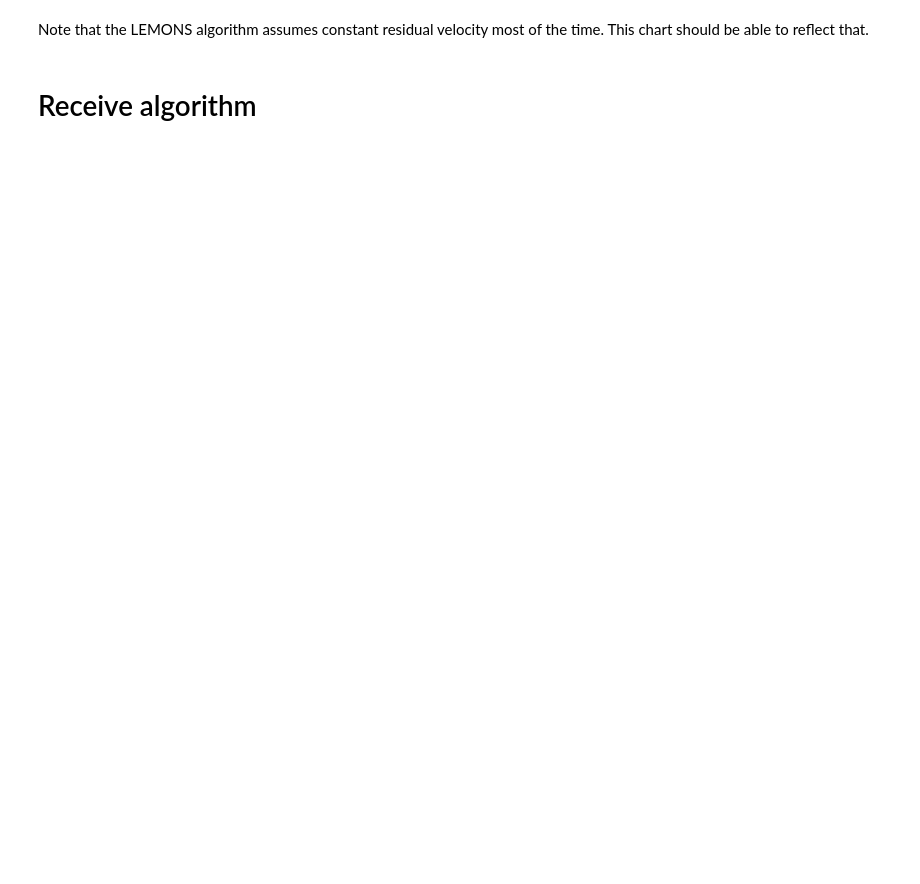
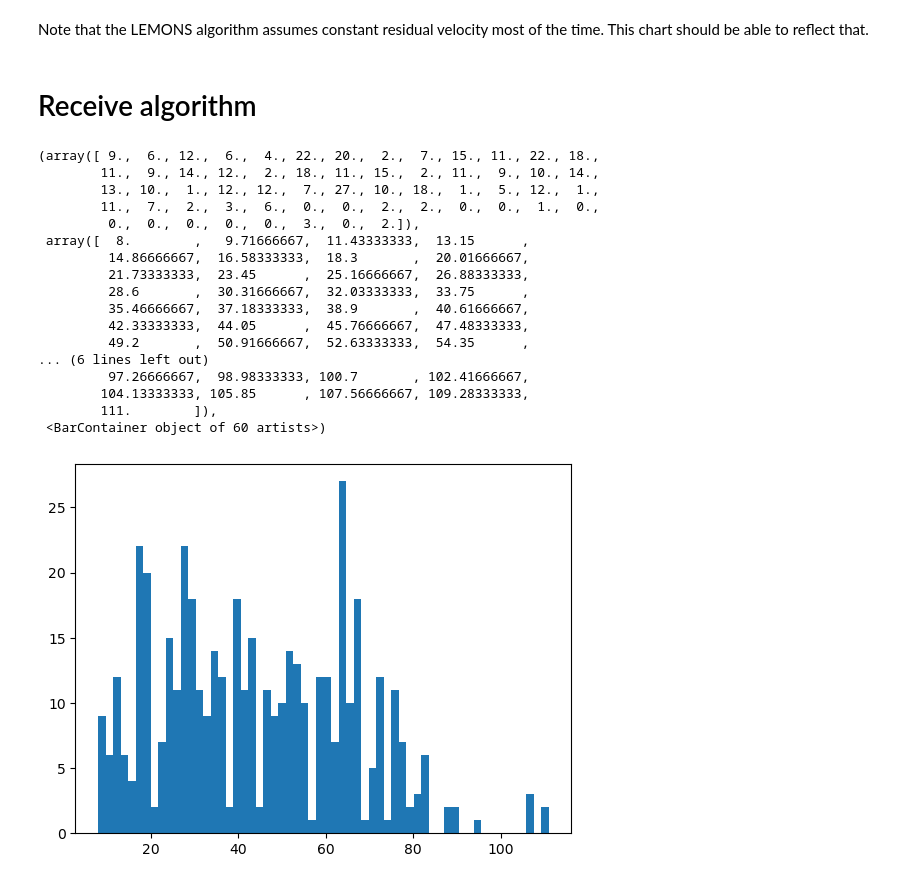
Before and after one commit to thinhhoang95/anomaly-detection-ngsim2, a Jupyter notebook: lemons/lemons_longitudinal.ipynb, the cells around one changed output. Cells and saved outputs as stored; diff of their text form; code cells hidden in the pictures; blank space fills up the shorter version.

```diff
--- a/lemons/lemons_longitudinal.ipynb
+++ b/lemons/lemons_longitudinal.ipynb
@@ -120,6 +124,27 @@ for rang, i in enumerate(test_trajectory_index): # rang: the order in the test s
 # %%
 # un-nest the list
 delta_t_until_rebroadcasts = [item for sublist in delta_t_until_rebroadcasts for item in sublist]
+# %%
+plt.hist(delta_t_until_rebroadcasts, bins=60)
+# %% [output]
+(array([ 9.,  6., 12.,  6.,  4., 22., 20.,  2.,  7., 15., 11., 22., 18.,
+        11.,  9., 14., 12.,  2., 18., 11., 15.,  2., 11.,  9., 10., 14.,
+        13., 10.,  1., 12., 12.,  7., 27., 10., 18.,  1.,  5., 12.,  1.,
+        11.,  7.,  2.,  3.,  6.,  0.,  0.,  2.,  2.,  0.,  0.,  1.,  0.,
+         0.,  0.,  0.,  0.,  0.,  3.,  0.,  2.]),
+ array([  8.        ,   9.71666667,  11.43333333,  13.15      ,
+         14.86666667,  16.58333333,  18.3       ,  20.01666667,
+         21.73333333,  23.45      ,  25.16666667,  26.88333333,
+         28.6       ,  30.31666667,  32.03333333,  33.75      ,
+         35.46666667,  37.18333333,  38.9       ,  40.61666667,
+         42.33333333,  44.05      ,  45.76666667,  47.48333333,
+         49.2       ,  50.91666667,  52.63333333,  54.35      ,
+... (6 lines left out)
+         97.26666667,  98.98333333, 100.7       , 102.41666667,
+        104.13333333, 105.85      , 107.56666667, 109.28333333,
+        111.        ]),
+ <BarContainer object of 60 artists>)
+[figure, added]
 # %%
 print('Average number of rebroadcasts: {}'.format(np.mean(num_of_rebroadcasts)))
 print('Standard deviation of number of rebroadcasts: {}'.format(np.std(num_of_rebroadcasts)))
```
Also changed, not shown: parts of 7 cells of this notebook, 9 other files.
